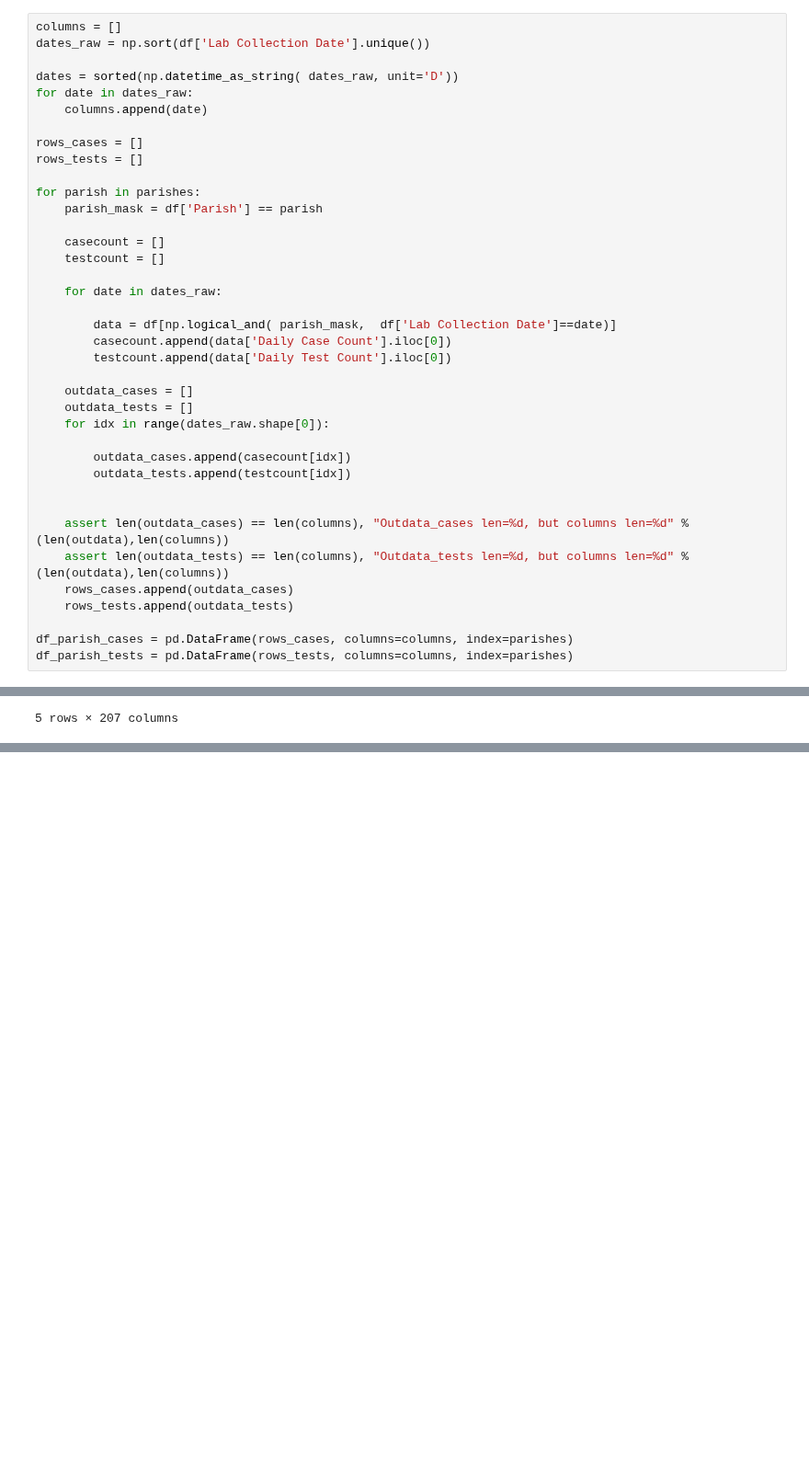
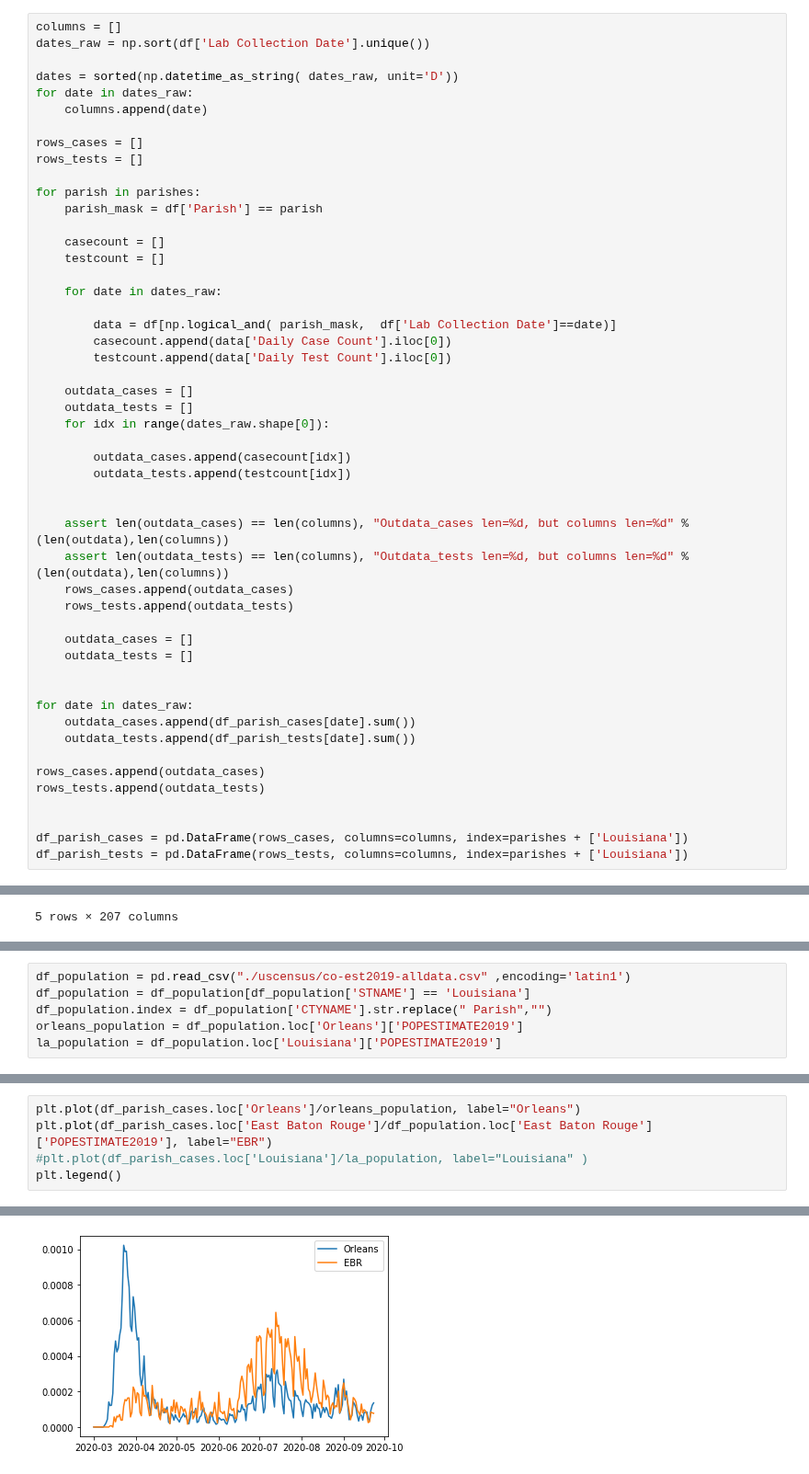
Before and after one commit to GarysCorner/Covid19-LaCompared, a Jupyter notebook: CovidData_ByParish.ipynb, the cells around one changed output, grey strips where cells are left out. Shown at 92% size. Drawn from its saved outputs; the diff is of its cells as text; blank space fills up the shorter version.

Commit message:
Added data from uscensus

```diff
--- a/CovidData_ByParish.ipynb
+++ b/CovidData_ByParish.ipynb
@@ -64,5 +64,17 @@ for parish in parishes:
     rows_cases.append(outdata_cases)
     rows_tests.append(outdata_tests)
 
-df_parish_cases = pd.DataFrame(rows_cases, columns=columns, index=parishes)
-df_parish_tests = pd.DataFrame(rows_tests, columns=columns, index=parishes)
+    outdata_cases = []
+    outdata_tests = []
+
+
+for date in dates_raw:
+    outdata_cases.append(df_parish_cases[date].sum())
+    outdata_tests.append(df_parish_tests[date].sum())
+
+rows_cases.append(outdata_cases)
+rows_tests.append(outdata_tests)
+
+
+df_parish_cases = pd.DataFrame(rows_cases, columns=columns, index=parishes + ['Louisiana'])
+df_parish_tests = pd.DataFrame(rows_tests, columns=columns, index=parishes + ['Louisiana'])
@@ -100,0 +108,6 @@ plt.plot(df_parish_tests.loc['Orleans'])
+# %%
+df_population = pd.read_csv("./uscensus/co-est2019-alldata.csv" ,encoding='latin1')
+df_population = df_population[df_population['STNAME'] == 'Louisiana']
+df_population.index = df_population['CTYNAME'].str.replace(" Parish","")
+orleans_population = df_population.loc['Orleans']['POPESTIMATE2019']
+la_population = df_population.loc['Louisiana']['POPESTIMATE2019']
@@ -100,0 +116,6 @@ plt.plot(df_parish_tests.loc['Orleans'])
+# %%
+plt.plot(df_parish_cases.loc['Orleans']/orleans_population, label="Orleans")
+plt.plot(df_parish_cases.loc['East Baton Rouge']/df_population.loc['East Baton Rouge']['POPESTIMATE2019'], label="EBR")
+#plt.plot(df_parish_cases.loc['Louisiana']/la_population, label="Louisiana" )
+plt.legend()
+# %% [output]
@@ -100,0 +123 @@ plt.plot(df_parish_tests.loc['Orleans'])
+[figure, added]
```
Also changed, not shown: parts of 8 cells of this notebook, 1 other file.
